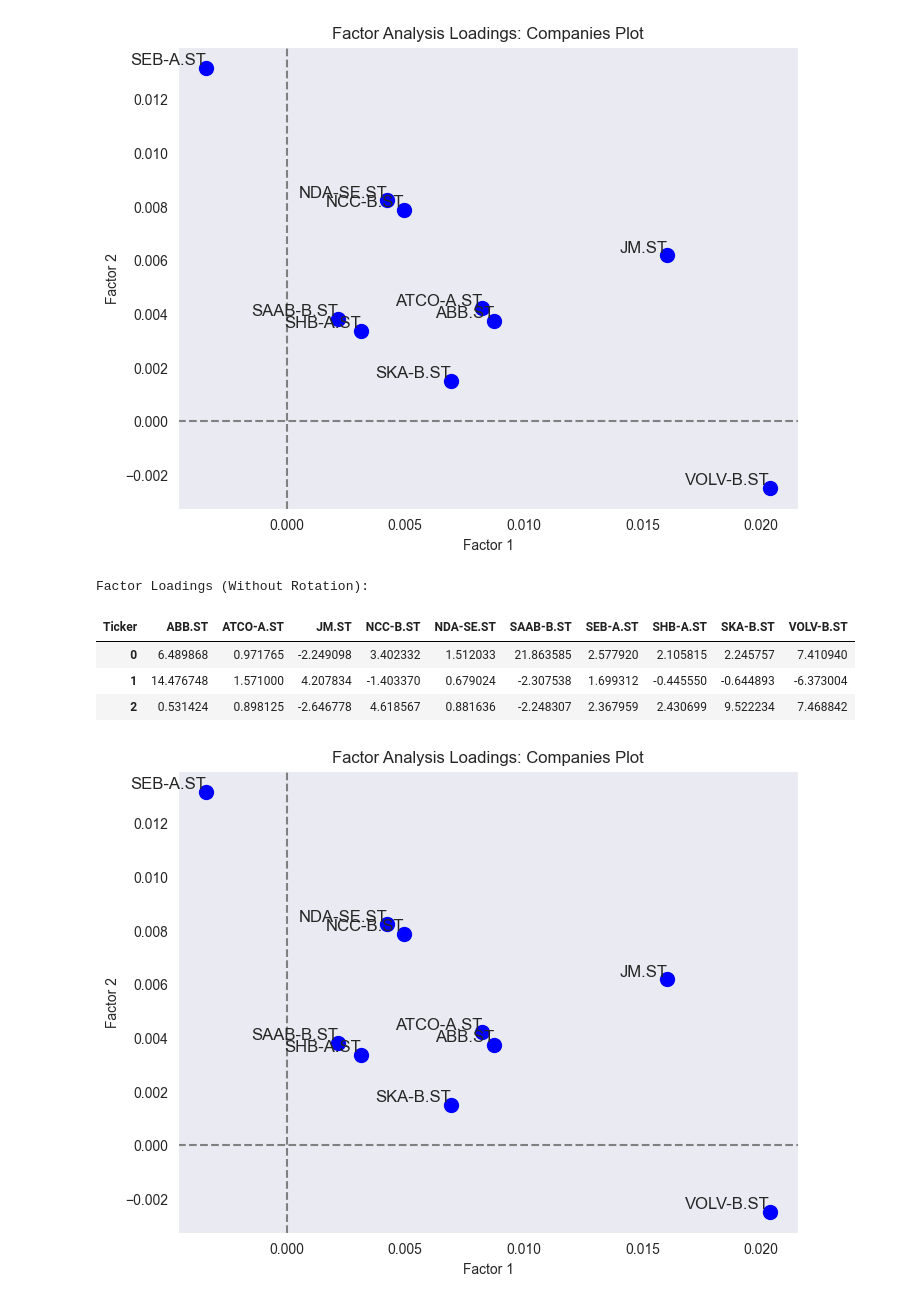
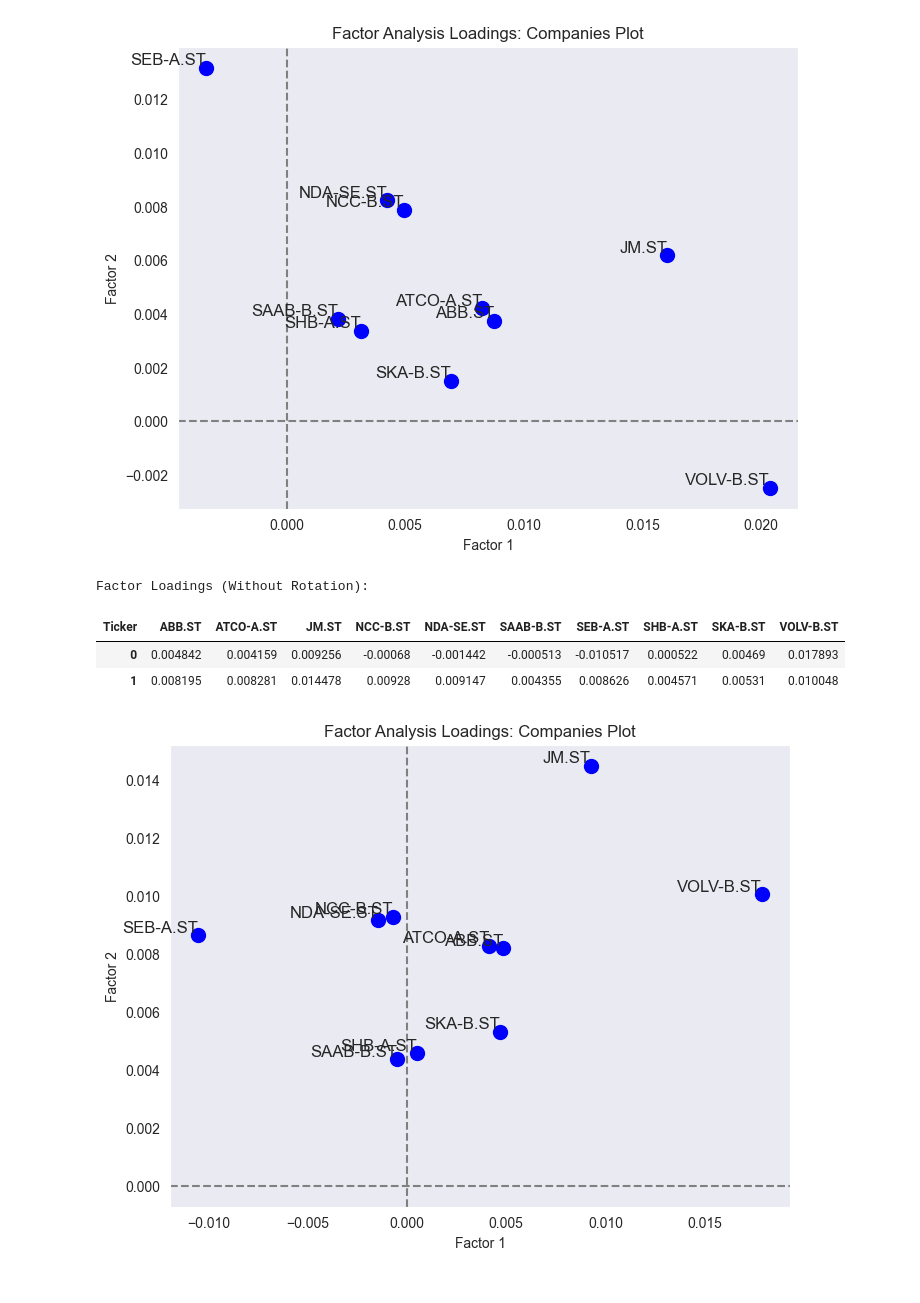
Before and after one commit to ariful59/EDA-Lab-Assignment, a Jupyter notebook: FA (Question-3).ipynb, the cells around one changed output. Saved outputs shown, nothing was run; the diff lists cells and outputs as text; code cells hidden in the pictures.

```diff
--- a/FA (Question-3).ipynb
+++ b/FA (Question-3).ipynb
@@ -144,42 +250,41 @@ plt.show()
 # %% [output]
 [figure]
 # %%
-fa = FactorAnalysis(n_components=3, rotation=None)
+fa = FactorAnalysis(n_components=2, rotation=None)
 factors = fa.fit_transform(stock_data)
 
 # Print Factor Loadings
-factor_loadings = pd.DataFrame(fa.components_, columns=stock_data.columns)
+factor_loadings1 = pd.DataFrame(fa.components_, columns=stock_data.columns)
 print("Factor Loadings (Without Rotation):")
-factor_loadings
+factor_loadings1
 # %% [output]
 Factor Loadings (Without Rotation):
 | Ticker | ABB.ST | ATCO-A.ST | JM.ST | NCC-B.ST | NDA-SE.ST | SAAB-B.ST | SEB-A.ST | SHB-A.ST | SKA-B.ST | VOLV-B.ST |
-| 0 | 6.489868 | 0.971765 | -2.249098 | 3.402332 | 1.512033 | 21.863585 | 2.577920 | 2.105815 | 2.245757 | 7.410940 |
-| 1 | 14.476748 | 1.571000 | 4.207834 | -1.403370 | 0.679024 | -2.307538 | 1.699312 | -0.445550 | -0.644893 | -6.373004 |
-| 2 | 0.531424 | 0.898125 | -2.646778 | 4.618567 | 0.881636 | -2.248307 | 2.367959 | 2.430699 | 9.522234 | 7.468842 |
+| 0 | 0.004842 | 0.004159 | 0.009256 | -0.00068 | -0.001442 | -0.000513 | -0.010517 | 0.000522 | 0.00469 | 0.017893 |
+| 1 | 0.008195 | 0.008281 | 0.014478 | 0.00928 | 0.009147 | 0.004355 | 0.008626 | 0.004571 | 0.00531 | 0.010048 |
 # %%
 # Extract Factor 1 and Factor 2 from factor_loadings DataFrame
-factor_1 = factor_loadings.iloc[0]  # First row (Factor 1)
-factor_2 = factor_loadings.iloc[1]  # Second row (Factor 2)
+factor_1 = factor_loadings1.iloc[0]  # First row (Factor 1)
+factor_2 = factor_loadings1.iloc[1]  # Second row (Factor 2)
 
 # Plot factor loadings
 plt.figure(figsize=(8, 6))
 plt.scatter(factor_1, factor_2, color='b', s=100)
 
 # Add company labels
-for company, x, y in zip(factor_loadings.columns, factor_1, factor_2):
+for company, x, y in zip(factor_loadings1.columns, factor_1, factor_2):
     plt.text(x, y, company, fontsize=12, ha='right', va='bottom')
 
 # Formatting
 plt.axhline(0, color='gray', linestyle='--')
 plt.axvline(0, color='gray', linestyle='--')
 plt.xlabel("Factor 1")
 plt.ylabel("Factor 2")
 plt.title("Factor Analysis Loadings: Companies Plot")
 plt.grid()
 plt.show()
 # %% [output]
-[figure, old version]
+[figure, new version]
 # %%
 fa = FactorAnalysis(n_components=2, rotation='quartimax')
 factors = fa.fit_transform(stock_data)
```
Also changed, not shown: parts of 7 cells of this notebook, 2 other files.
